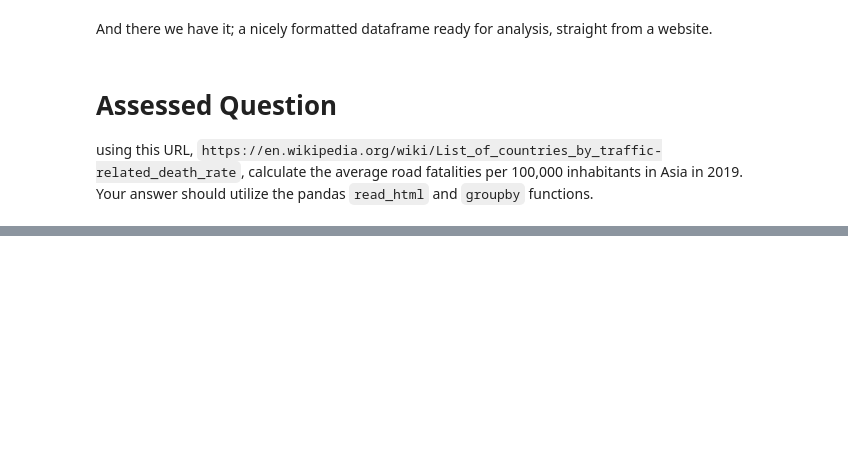
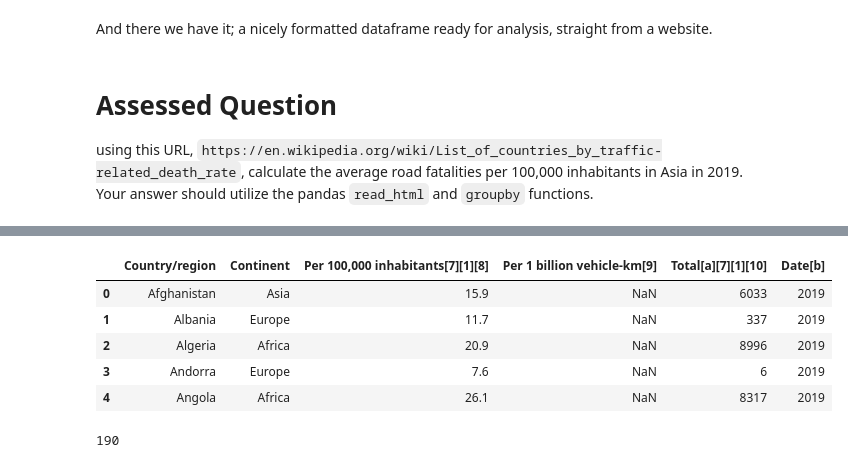
Before and after one commit to ClaraMourgueDAlgue/QM2, a Jupyter notebook: W2_Working_with_Data_in_Pandas.ipynb, the cells around one changed output, grey strips where cells are left out. Saved outputs shown, nothing was run; the diff lists cells and outputs as text; code cells hidden in the pictures; blank space fills up the shorter version.

```diff
--- a/W2_Working_with_Data_in_Pandas.ipynb
+++ b/W2_Working_with_Data_in_Pandas.ipynb
@@ -411,0 +415,8 @@ TypeError: read_html() missing 1 required positional argument: 'io'
+# %%
+data_path = './data/deathrate/wk2/death_rate.html'
+
+tables = pandas.read_html(data_path)
+
+death_rate = tables[0]
+
+print(tables)
@@ -411,0 +441,17 @@ TypeError: read_html() missing 1 required positional argument: 'io'
+# %%
+death_rate = death_rate[death_rate['Continent'].notna()]
+
+death_rate = death_rate.reset_index(drop=True)
+
+death_rate.head()
+# %% [output]
+|  | Country/region | Continent | Per 100,000 inhabitants[7][1][8] | Per 1 billion vehicle-km[9] | Total[a][7][1][10] | Date[b] |
+| 0 | Afghanistan | Asia | 15.9 | NaN | 6033 | 2019 |
+| 1 | Albania | Europe | 11.7 | NaN | 337 | 2019 |
+| 2 | Algeria | Africa | 20.9 | NaN | 8996 | 2019 |
+| 3 | Andorra | Europe | 7.6 | NaN | 6 | 2019 |
+| 4 | Angola | Africa | 26.1 | NaN | 8317 | 2019 |
+# %%
+len(death_rate)
+# %% [output]
+190
```
Also changed, not shown: parts of 10 cells of this notebook.
